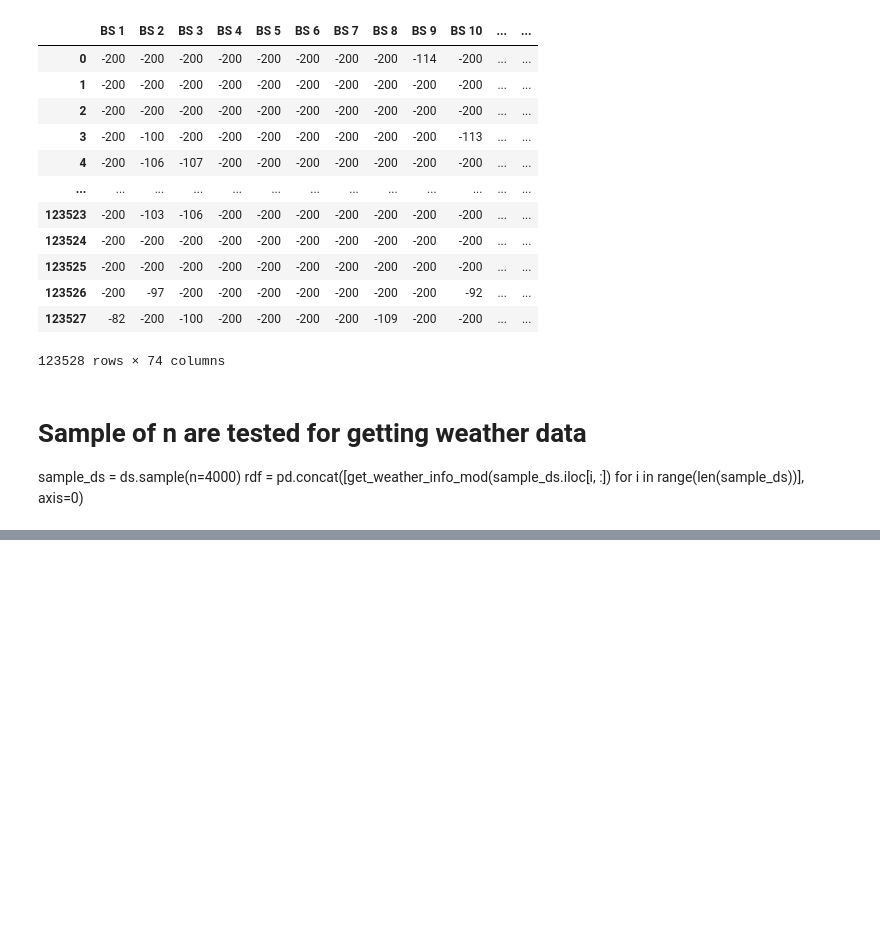
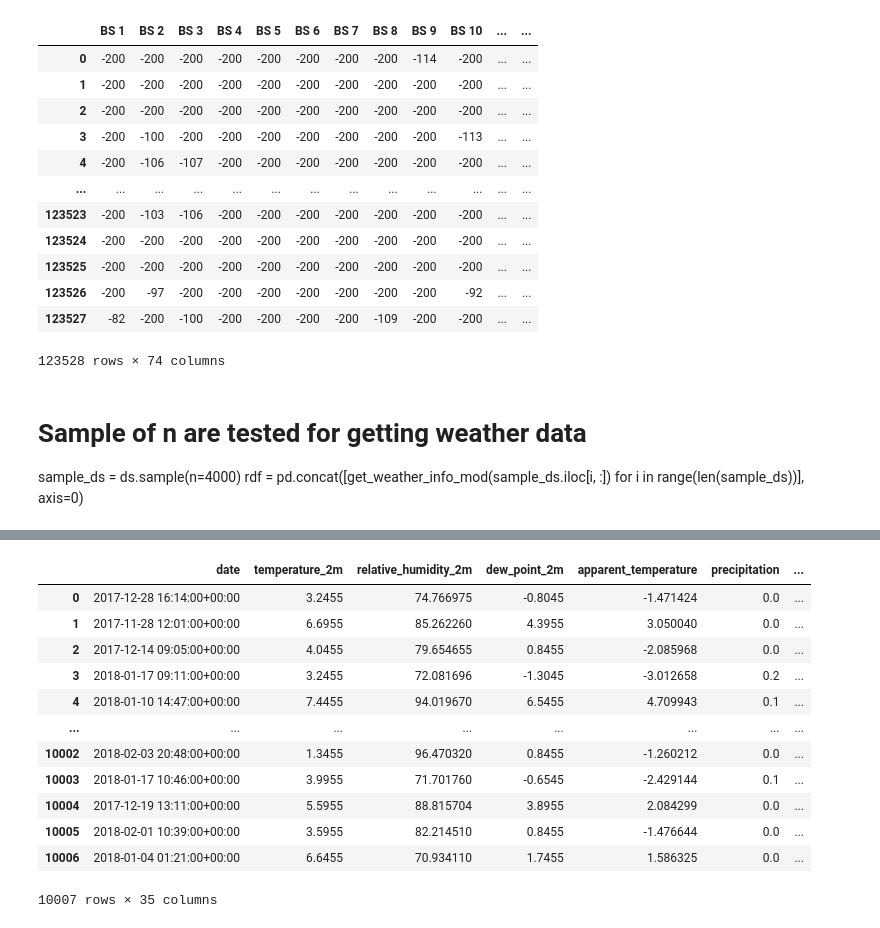
Before and after one commit to sudipbarua/Localization-leveraging-LoRaWAN, a Jupyter notebook: public_data_analysis/RSSI_vs_weather_info_analysis.ipynb, the cells around one changed output, grey strips where cells are left out. Drawn from its saved outputs; the diff is of its cells as text; code cells hidden in the pictures; blank space fills up the shorter version.

Commit message:
antwerp weather data

```diff
--- a/public_data_analysis/RSSI_vs_weather_info_analysis.ipynb
+++ b/public_data_analysis/RSSI_vs_weather_info_analysis.ipynb
@@ -438,0 +240,19 @@ sample_ds
+# %%
+# Reading the weather information from local csv files
+weather_ds1 = pd.read_csv('weather_data_licenced_1.csv', index_col=0)
+
+weather_ds1
+# %% [output]
+|  | date | temperature_2m | relative_humidity_2m | dew_point_2m | apparent_temperature | precipitation | ... |
+| 0 | 2017-12-28 16:14:00+00:00 | 3.2455 | 74.766975 | -0.8045 | -1.471424 | 0.0 | ... |
+| 1 | 2017-11-28 12:01:00+00:00 | 6.6955 | 85.262260 | 4.3955 | 3.050040 | 0.0 | ... |
+| 2 | 2017-12-14 09:05:00+00:00 | 4.0455 | 79.654655 | 0.8455 | -2.085968 | 0.0 | ... |
+| 3 | 2018-01-17 09:11:00+00:00 | 3.2455 | 72.081696 | -1.3045 | -3.012658 | 0.2 | ... |
+| 4 | 2018-01-10 14:47:00+00:00 | 7.4455 | 94.019670 | 6.5455 | 4.709943 | 0.1 | ... |
+| ... | ... | ... | ... | ... | ... | ... | ... |
+| 10002 | 2018-02-03 20:48:00+00:00 | 1.3455 | 96.470320 | 0.8455 | -1.260212 | 0.0 | ... |
+| 10003 | 2018-01-17 10:46:00+00:00 | 3.9955 | 71.701760 | -0.6545 | -2.429144 | 0.1 | ... |
+| 10004 | 2017-12-19 13:11:00+00:00 | 5.5955 | 88.815704 | 3.8955 | 2.084299 | 0.0 | ... |
+| 10005 | 2018-02-01 10:39:00+00:00 | 3.5955 | 82.214510 | 0.8455 | -1.476644 | 0.0 | ... |
+| 10006 | 2018-01-04 01:21:00+00:00 | 6.6455 | 70.934110 | 1.7455 | 1.586325 | 0.0 | ... |
+10007 rows × 35 columns
```
Also changed, not shown: parts of 14 cells of this notebook, 1 other file.
